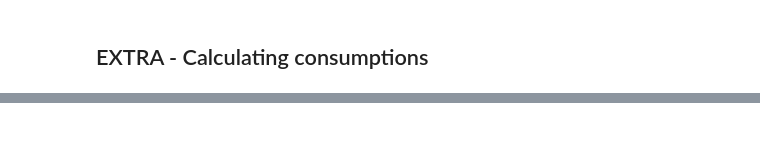
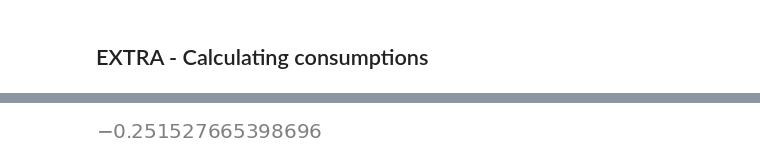
Before and after one commit to AlvaroCorrales/smart-meters-london, a Jupyter notebook: Causal analysis.ipynb, the cells around one changed output, grey strips where cells are left out. Cells and saved outputs as stored; diff of their text form; code cells hidden in the pictures; blank space fills up the shorter version.

```diff
--- a/Causal analysis.ipynb
+++ b/Causal analysis.ipynb
@@ -367,0 +510,3 @@ total_cons.mean()
+# %%
+identified_estimand = model.identify_effect(proceed_when_unidentifiable=True)
+print(identified_estimand)
@@ -367,0 +531,15 @@ total_cons.mean()
+# %%
+dml_estimate = model.estimate_effect(identified_estimand,
+                                    method_name="backdoor.econml.dml.DML",
+                                    control_value = 0,
+                                    treatment_value = 1,
+                                    #  target_units = lambda df_daily: df_daily["Acorn_enc"]>=15,  # condition used for CATE
+                                    confidence_intervals=False,
+                                    method_params={"init_params":{'model_y': GradientBoostingRegressor(random_state=42),
+                                                                'model_t': GradientBoostingRegressor(random_state=42),
+                                                                'featurizer':PolynomialFeatures(degree=2, include_bias=False),
+                                                                'model_final': LassoCV(random_state=42),
+                                                                'random_state': 42},
+                                                    "fit_params":{}}
+                                    )
+print(dml_estimate)
@@ -367,0 +564,4 @@ total_cons.mean()
+# %%
+dml_estimate.value
+# %% [output]
+[figure, added]
```
Also changed, not shown: parts of 26 cells of this notebook, 1 other file.
